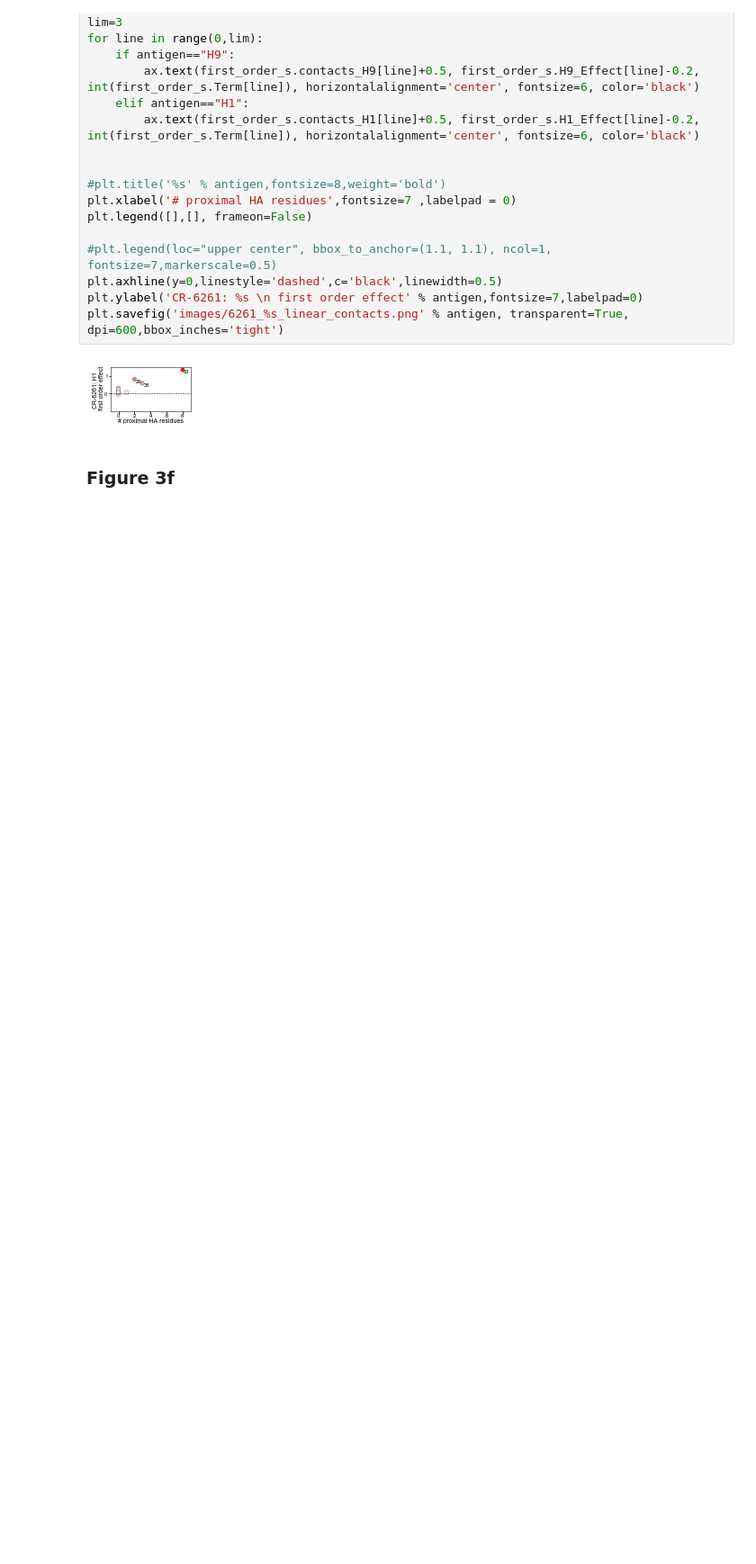
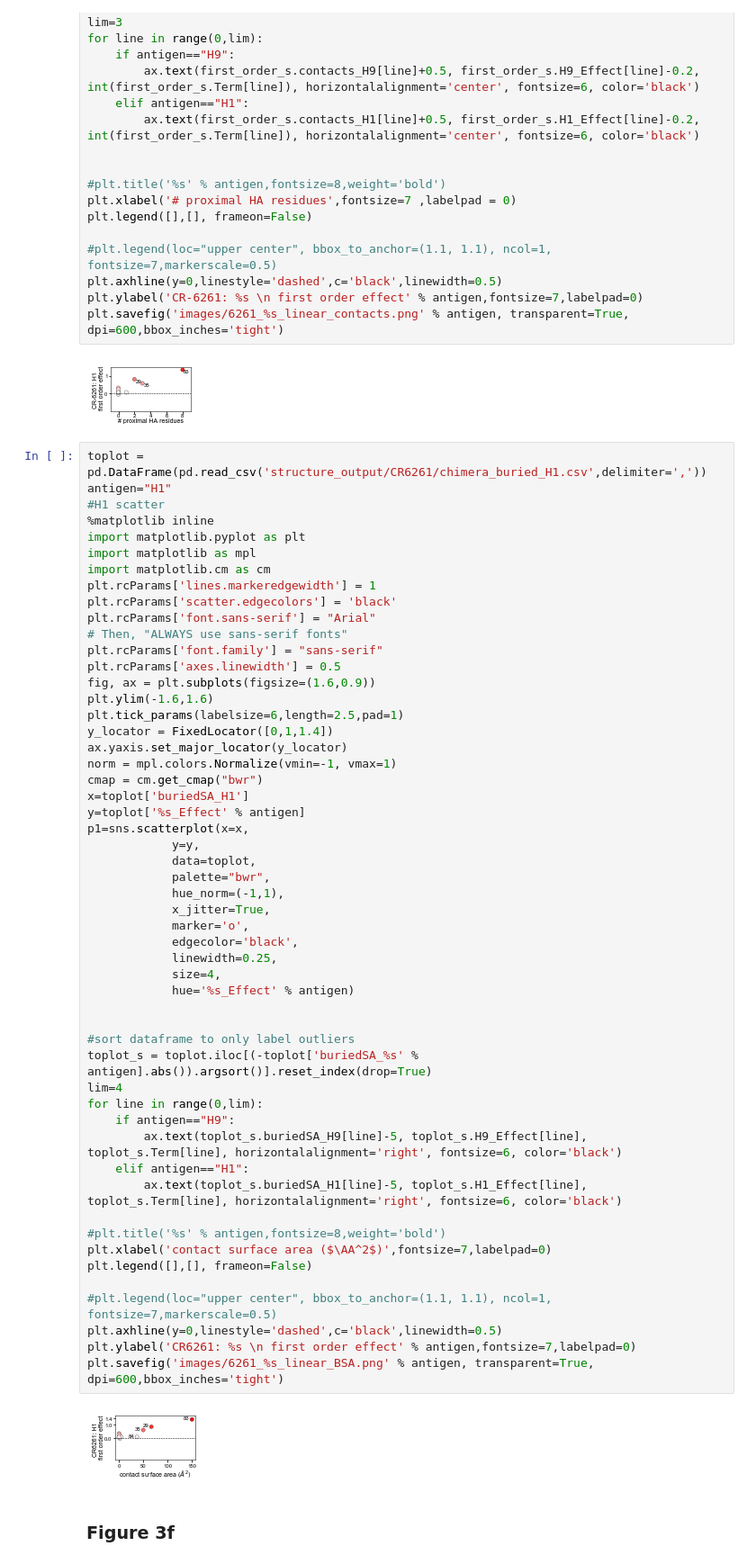
Before and after one commit to klawrence26/bnab-landscapes, a Jupyter notebook: Figures/Figure2/plot_structural_info_6261_H1.ipynb, the cells around one changed output. Shown: that part at 90% size. Drawn from its saved outputs; the diff is of its cells as text; blank space fills up the shorter version.

Commit message:
adding contact surface area calculated in chimera

```diff
--- a/Figures/Figure2/plot_structural_info_6261_H1.ipynb
+++ b/Figures/Figure2/plot_structural_info_6261_H1.ipynb
@@ -221,6 +221,61 @@ plt.ylabel('CR-6261: %s \n first order effect' % antigen,fontsize=7,labelpad=0)
 plt.savefig('images/6261_%s_linear_contacts.png' % antigen, transparent=True, dpi=600,bbox_inches='tight')
 # %% [output]
 [figure]
+# %%
+toplot = pd.DataFrame(pd.read_csv('structure_output/CR6261/chimera_buried_H1.csv',delimiter=','))
+antigen="H1"
+#H1 scatter
+%matplotlib inline
+import matplotlib.pyplot as plt
+import matplotlib as mpl
+import matplotlib.cm as cm
+plt.rcParams['lines.markeredgewidth'] = 1
+plt.rcParams['scatter.edgecolors'] = 'black'
+plt.rcParams['font.sans-serif'] = "Arial"
+# Then, "ALWAYS use sans-serif fonts"
+plt.rcParams['font.family'] = "sans-serif"
+plt.rcParams['axes.linewidth'] = 0.5
+fig, ax = plt.subplots(figsize=(1.6,0.9))
+plt.ylim(-1.6,1.6)
+plt.tick_params(labelsize=6,length=2.5,pad=1)
+y_locator = FixedLocator([0,1,1.4])
+ax.yaxis.set_major_locator(y_locator)
+norm = mpl.colors.Normalize(vmin=-1, vmax=1)
+cmap = cm.get_cmap("bwr")
+x=toplot['buriedSA_H1']
+y=toplot['%s_Effect' % antigen]
+p1=sns.scatterplot(x=x,
+            y=y,
+            data=toplot,
+            palette="bwr",
+            hue_norm=(-1,1),
+            x_jitter=True,
+            marker='o',
+            edgecolor='black',
+            linewidth=0.25,
+            size=4,
+            hue='%s_Effect' % antigen)
+
+
+#sort dataframe to only label outliers
+toplot_s = toplot.iloc[(-toplot['buriedSA_%s' % antigen].abs()).argsort()].reset_index(drop=True)
+lim=4
+for line in range(0,lim):
+    if antigen=="H9":
+        ax.text(toplot_s.buriedSA_H9[line]-5, toplot_s.H9_Effect[line], toplot_s.Term[line], horizontalalignment='right', fontsize=6, color='black')
+    elif antigen=="H1":
+        ax.text(toplot_s.buriedSA_H1[line]-5, toplot_s.H1_Effect[line], toplot_s.Term[line], horizontalalignment='right', fontsize=6, color='black')
+
+#plt.title('%s' % antigen,fontsize=8,weight='bold')
+plt.xlabel('contact surface area ($\AA^2$)',fontsize=7,labelpad=0)
+plt.legend([],[], frameon=False)
+
+#plt.legend(loc="upper center", bbox_to_anchor=(1.1, 1.1), ncol=1, fontsize=7,markerscale=0.5)
+plt.axhline(y=0,linestyle='dashed',c='black',linewidth=0.5)
+plt.ylabel('CR6261: %s \n first order effect' % antigen,fontsize=7,labelpad=0)
+plt.savefig('images/6261_%s_linear_BSA.png' % antigen, transparent=True, dpi=600,bbox_inches='tight')
+# %% [output]
+[figure, added]
 # %% [markdown]
 ### Figure 3f
 # %%
```
Also changed, not shown: 24 other files.
